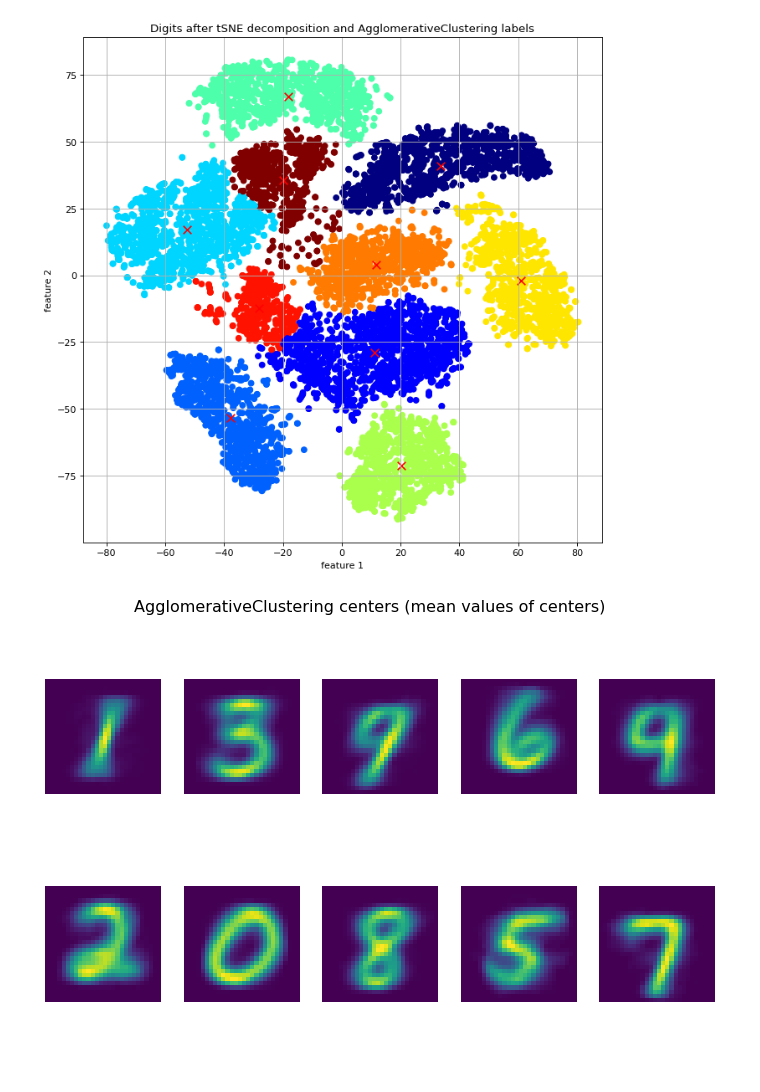
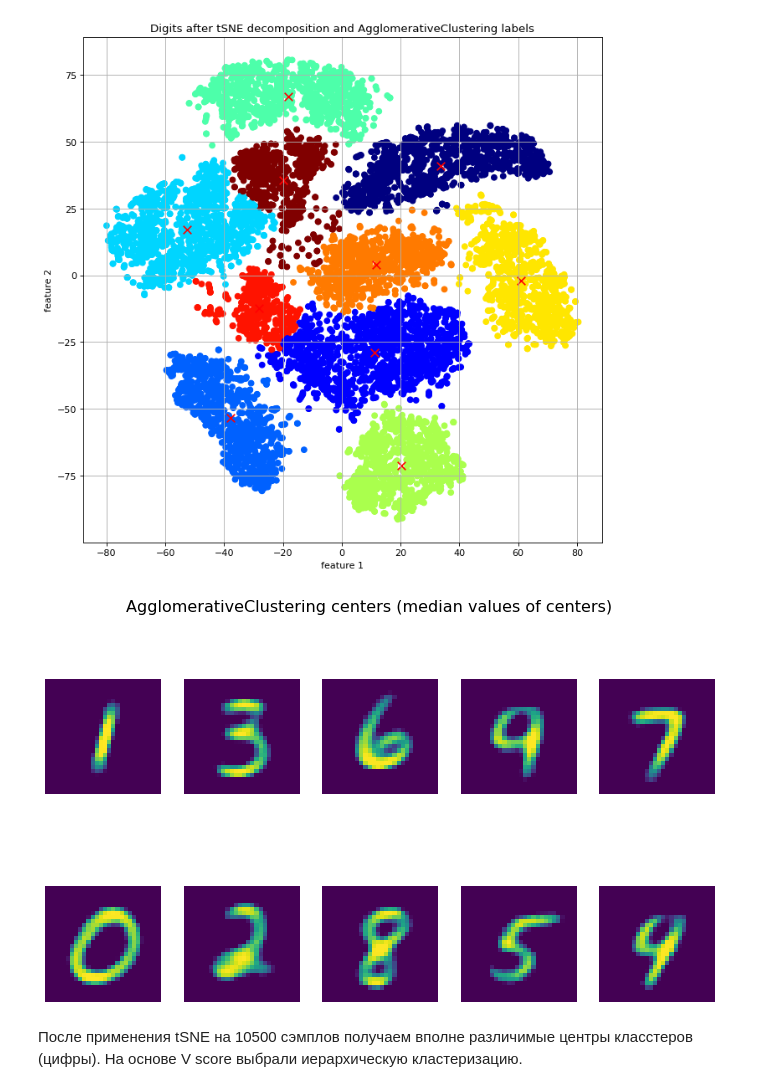
Before and after one commit to N3wBaz/ml-intro, a Jupyter notebook: 8_clustering/clustering.ipynb, the cells around one changed output. Drawn from its saved outputs; the diff is of its cells as text; code cells hidden in the pictures; blank space fills up the shorter version.

```diff
--- a/8_clustering/clustering.ipynb
+++ b/8_clustering/clustering.ipynb
@@ -833,19 +833,22 @@ plt.show()
 # выбираем AgglomerativeClustering 0.7852905929990729
 
 # усредняем наши центры для отображения.
+
 n_clusters = 10
 mnist_k_centers = np.ones((n_clusters, X_train.shape[1]))
 for i in range(n_clusters):
     mask = mnist_ag.labels_ == i
-    mnist_k_centers[i] = np.mean(X_train[mask], axis=0)
+    mnist_k_centers[i] = np.median(X_train[mask], axis=0)
 # %%
 fig, axes = plt.subplots(nrows=2, ncols=5, figsize=(12, 7))
-fig.suptitle('AgglomerativeClustering centers (mean values of centers)', fontsize=16)
+fig.suptitle('AgglomerativeClustering centers (median values of centers)', fontsize=16)
 for ax, image in zip(axes.flatten(), mnist_k_centers):
     ax.set_axis_off()
     ax.imshow(image.reshape((28, 28)))
 # %% [output]
-[figure, old version]
+[figure, new version]
+# %% [markdown]
+После применения tSNE на 10500 сэмплов получаем вполне различимые центры класстеров (цифры). На основе V score выбрали иерархическую кластеризацию.
 # %%
 # !pip install -e git+https://github.com/lmcinnes/umap.git@0.4dev#egg=umap4
 # %%
```
Also changed, not shown: parts of 12 cells of this notebook.
